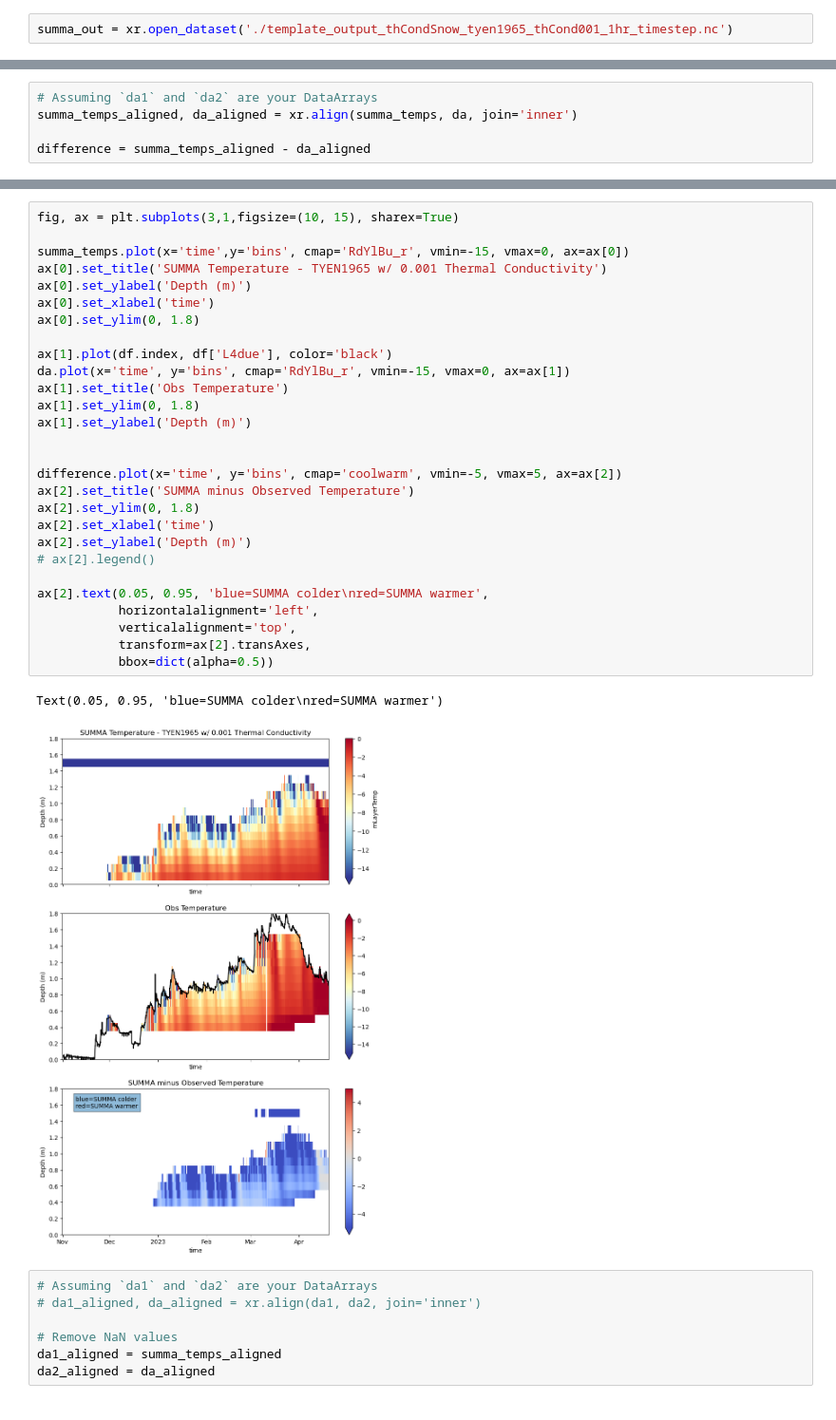
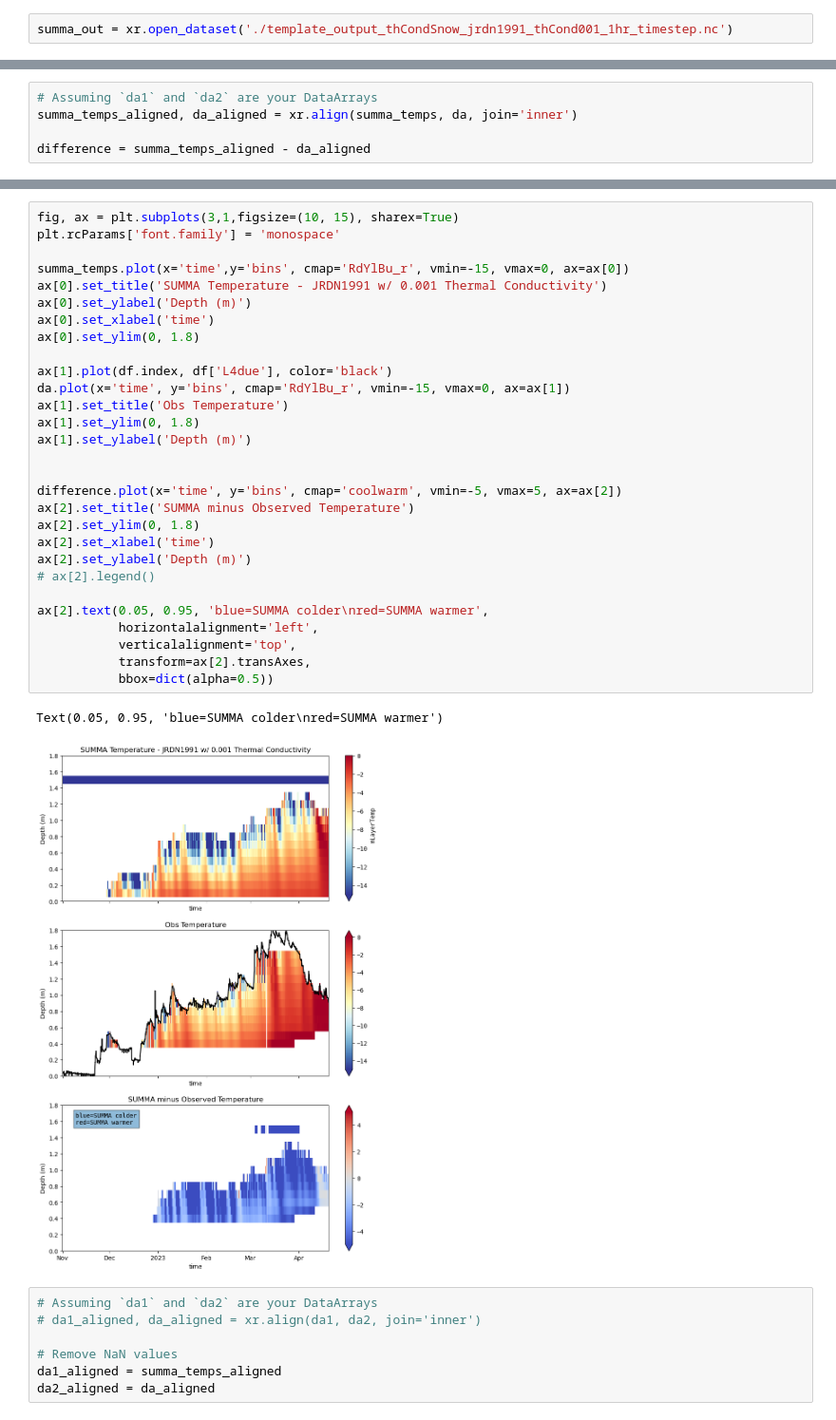
Before and after one commit to clinton-alden/summa, a Jupyter notebook: analysis/kettle_ponds/temp_plot.ipynb, the cells around one changed output, grey strips where cells are left out. Shown at 95% size. Saved outputs shown, nothing was run; the diff lists cells and outputs as text.

```diff
--- a/analysis/kettle_ponds/temp_plot.ipynb
+++ b/analysis/kettle_ponds/temp_plot.ipynb
@@ -81,7 +81,7 @@ mask = ds <= 2 or ds >= -12
 # Apply the mask to the Dataset
 ds = ds.where(mask)
 # %%
-summa_out = xr.open_dataset('./template_output_thCondSnow_tyen1965_thCond001_1hr_timestep.nc')
+summa_out = xr.open_dataset('./template_output_thCondSnow_jrdn1991_thCond001_1hr_timestep.nc')
 # %%
 new_column_names = {'Tsnow_0_4m_d': 'uwTsnow0_4', 'Tsnow_0_5m_d': 'uwTsnow0_5', 'Tsnow_0_6m_d': 'uwTsnow0_6',
                     'Tsnow_0_7m_d': 'uwTsnow0_7', 'Tsnow_0_8m_d': 'uwTsnow0_8', 'Tsnow_0_9m_d': 'uwTsnow0_9',
@@ -299,34 +297,35 @@ plt.show()
 # %%
 fig, ax = plt.subplots(3,1,figsize=(10, 15), sharex=True)
+plt.rcParams['font.family'] = 'monospace'
 
 summa_temps.plot(x='time',y='bins', cmap='RdYlBu_r', vmin=-15, vmax=0, ax=ax[0])
-ax[0].set_title('SUMMA Temperature - TYEN1965 w/ 0.001 Thermal Conductivity')
+ax[0].set_title('SUMMA Temperature - JRDN1991 w/ 0.001 Thermal Conductivity')
 ax[0].set_ylabel('Depth (m)')
 ax[0].set_xlabel('time')
 ax[0].set_ylim(0, 1.8)
 
 ax[1].plot(df.index, df['L4due'], color='black')
 da.plot(x='time', y='bins', cmap='RdYlBu_r', vmin=-15, vmax=0, ax=ax[1])
 ax[1].set_title('Obs Temperature')
 ax[1].set_ylim(0, 1.8)
 ax[1].set_ylabel('Depth (m)')
 
 
 difference.plot(x='time', y='bins', cmap='coolwarm', vmin=-5, vmax=5, ax=ax[2])
 ax[2].set_title('SUMMA minus Observed Temperature')
 ax[2].set_ylim(0, 1.8)
 ax[2].set_xlabel('time')
 ax[2].set_ylabel('Depth (m)')
 # ax[2].legend()
 
 ax[2].text(0.05, 0.95, 'blue=SUMMA colder\nred=SUMMA warmer',
            horizontalalignment='left',
            verticalalignment='top',
            transform=ax[2].transAxes,
            bbox=dict(alpha=0.5))
 # %% [output]
 Text(0.05, 0.95, 'blue=SUMMA colder\nred=SUMMA warmer')
-[figure, old version]
+[figure, new version]
 # %%
 # Assuming `da1` and `da2` are your DataArrays
 # da1_aligned, da_aligned = xr.align(da1, da2, join='inner')
```
Also changed, not shown: parts of 8 cells of this notebook.
